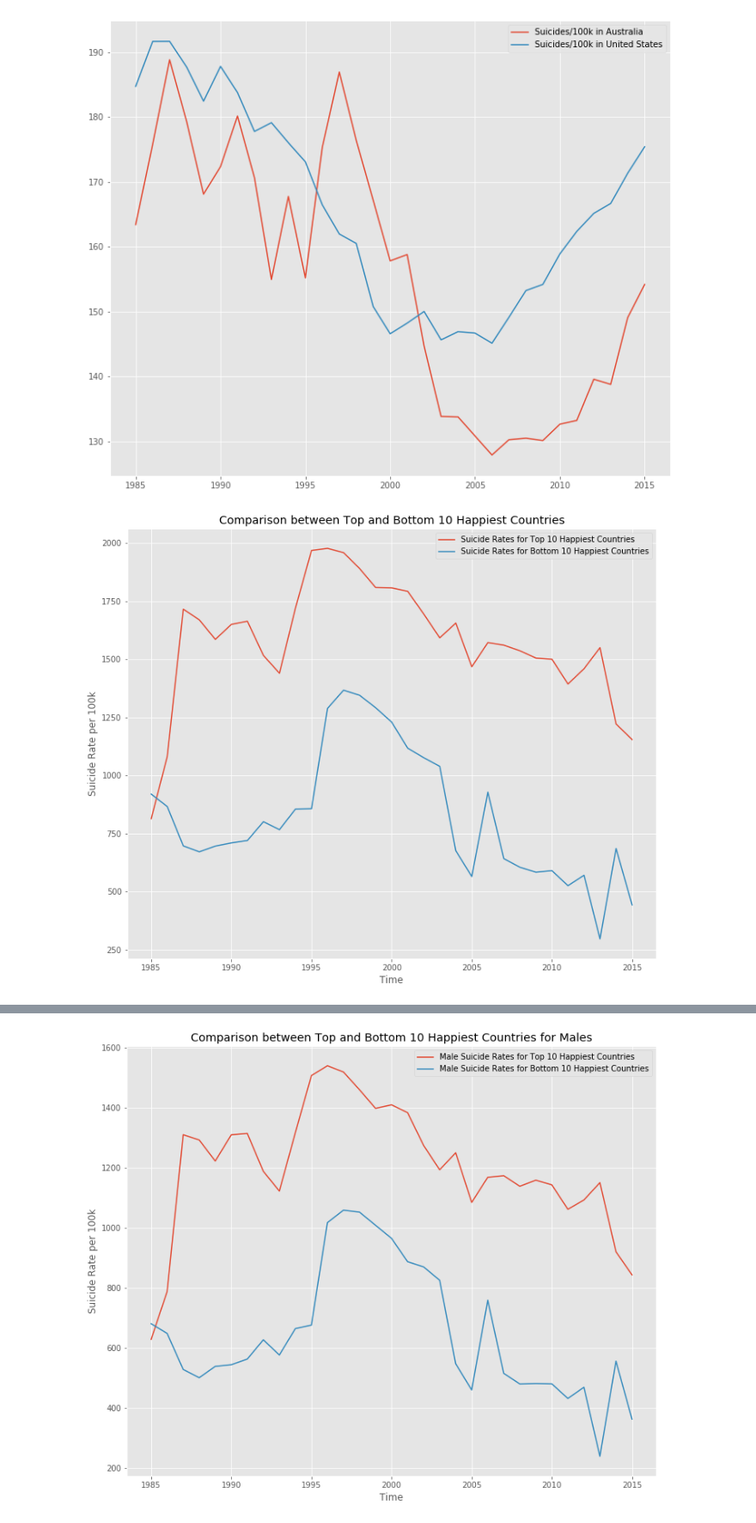
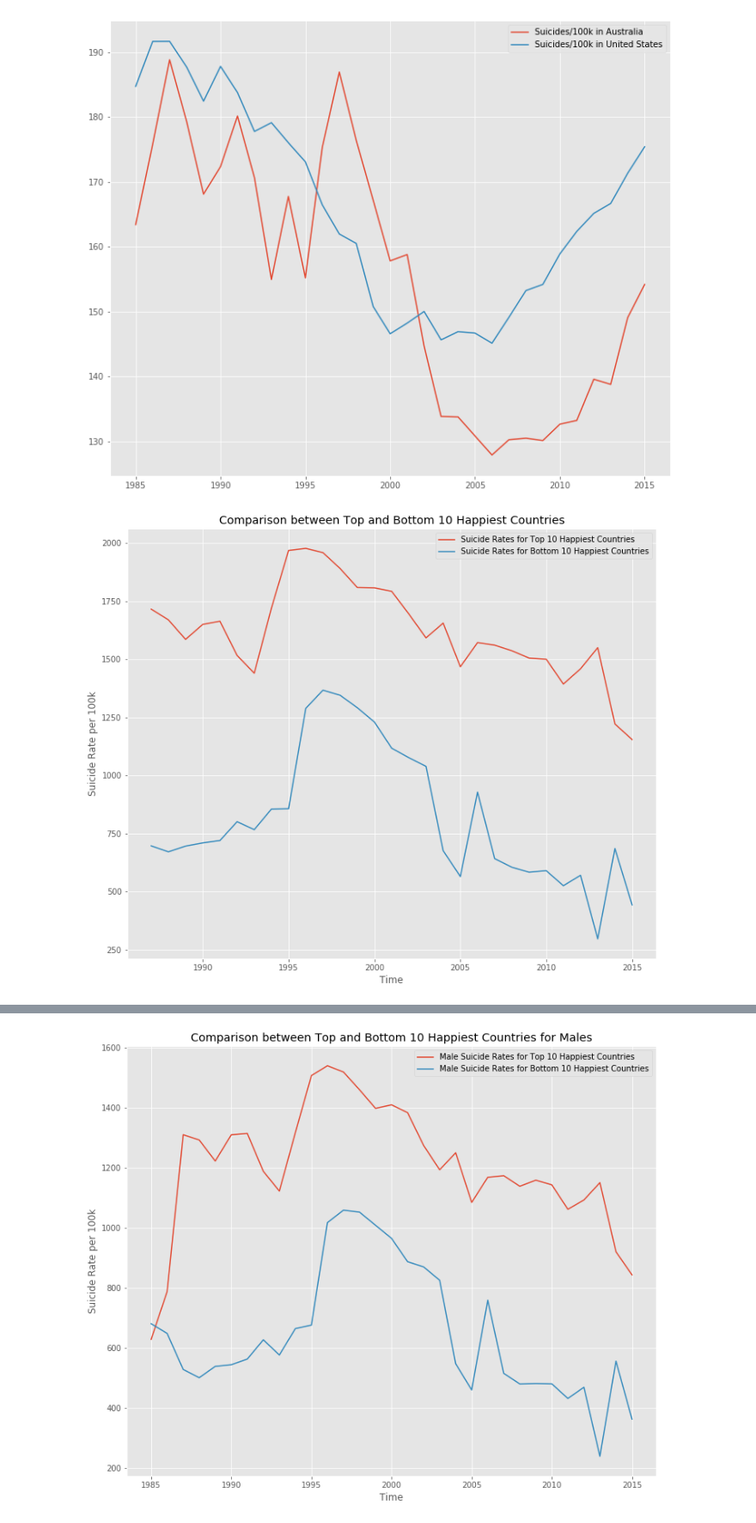
Before and after one commit to alecjonas/Analysis-of-Suicide-Rates-in-Countries-vs-Reported-Happiness-Scores, a Jupyter notebook: notebooks/suicides_eda.ipynb, the cells around one changed output, grey strips where cells are left out. Shown at 86% size. Saved outputs shown, nothing was run; the diff lists cells and outputs as text; code cells hidden in the pictures.

```diff
--- a/notebooks/suicides_eda.ipynb
+++ b/notebooks/suicides_eda.ipynb
@@ -2,7 +2,7 @@
 run /home/alec/galvanize/capstone/capstone_1/src/suicide_eda.py
 # %%
 import matplotlib.pyplot as plt
-plt.rcParams.update({'font.size': 14})
+plt.rcParams.update({'font.size': 24})
 plt.style.use('ggplot')
 # %%
 cumulative_happiness
@@ -65,25 +65,27 @@ compare_suicide_rates('Australia', 'United States')
 # %%
 country_and_suicide_rate = suicides[['country','year','suicides/100k_pop']]
 # %%
+#Throwing out first two years and last year#
+
 top_10_country_list = ['Denmark','Norway','Switzerland','Iceland','Finland','Netherlands','Canada','Sweden','New Zealand','Australia']
 top_10_country_mask = country_and_suicide_rate['country'].isin(top_10_country_list)
 top_10_country = country_and_suicide_rate.loc[top_10_country_mask, :]
-top_10_sum = top_10_country.groupby(['year']).sum()[:-1]
+top_10_sum = top_10_country.groupby(['year']).sum()[2:-1]
 
 bottom_10_country_list = ['Bosnia and Herzegovina' ,'Greece', 'Mongolia','South Africa','Bulgaria','Armenia','Sri Lanka' ,'Ukraine' ,'Georgia','Albania']
 bottom_10_country_mask = country_and_suicide_rate['country'].isin(bottom_10_country_list)
 bottom_10_country = country_and_suicide_rate.loc[bottom_10_country_mask, :]
-bottom_10_sum = bottom_10_country.groupby(['year']).sum()[:-1]
+bottom_10_sum = bottom_10_country.groupby(['year']).sum()[2:-1]
 
 fig, ax = plt.subplots(figsize=(12,10))
 ax.plot(top_10_sum['suicides/100k_pop'], label='Suicide Rates for Top 10 Happiest Countries')
 ax.plot(bottom_10_sum['suicides/100k_pop'], label='Suicide Rates for Bottom 10 Happiest Countries')
 ax.set_title('Comparison between Top and Bottom 10 Happiest Countries')
 ax.set_ylabel("Suicide Rate per 100k")
 ax.set_xlabel("Time")
 ax.legend()
 plt.show()
 # %% [output]
-[figure, old version]
+[figure, new version]
 # %%
 sex_and_suicide_rate = suicides[['country','year','sex','suicides/100k_pop']]
```
Also changed, not shown: parts of 23 cells of this notebook, 1 other file.
